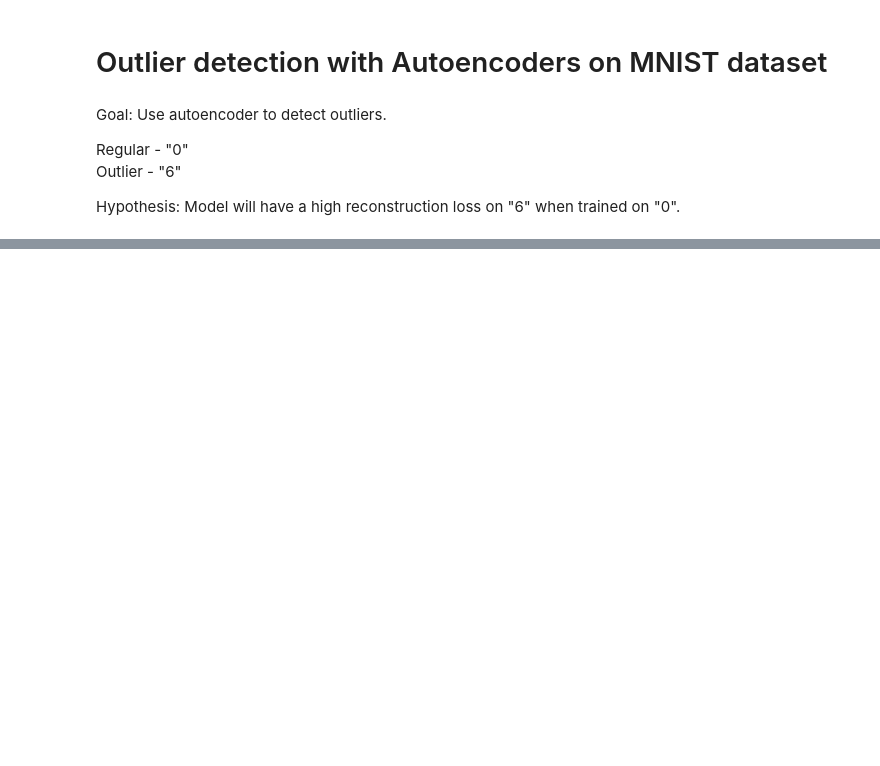
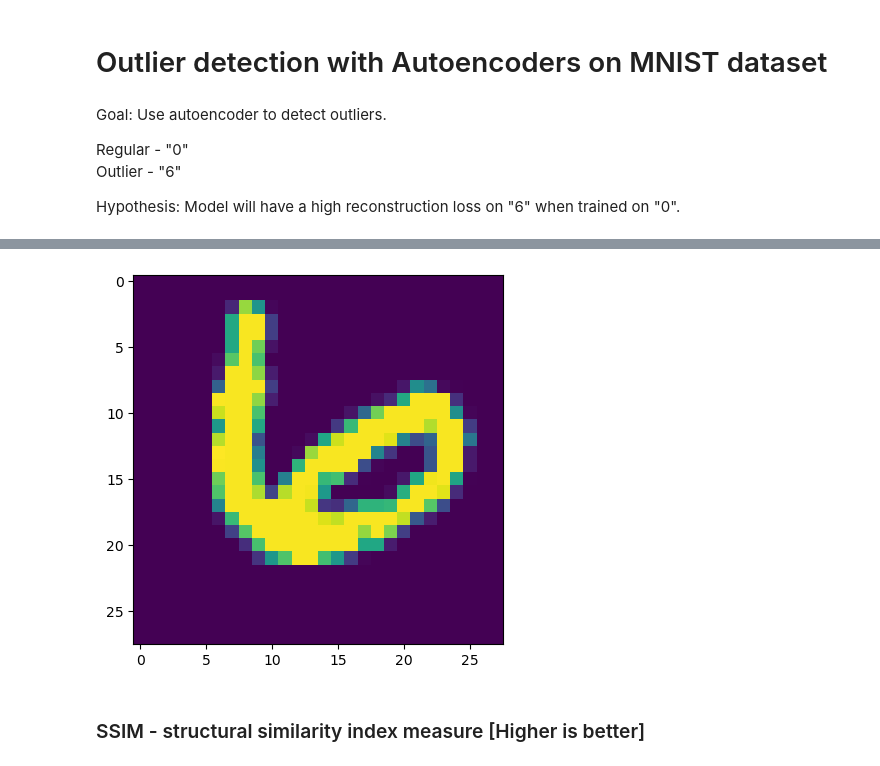
Before and after one commit to ieadoboe/effective-waffle, a Jupyter notebook: 37_autoencoder_mnist.ipynb, the cells around one changed output, grey strips where cells are left out. Drawn from its saved outputs; the diff is of its cells as text; code cells hidden in the pictures; blank space fills up the shorter version.

```diff
--- a/37_autoencoder_mnist.ipynb
+++ b/37_autoencoder_mnist.ipynb
@@ -37,0 +223,7 @@ outlier_labels = np.ones(len(regular_images), dtype=int)  # outlier label = 1
+# %%
+plt.imshow(test_images_outlier_norm[np.argmax(mse_outlier)])
+plt.show()
+# %% [output]
+[figure, added]
+# %% [markdown]
+### SSIM - structural similarity index measure [Higher is better]
```
Also changed, not shown: parts of 49 cells of this notebook, 1 other file.
